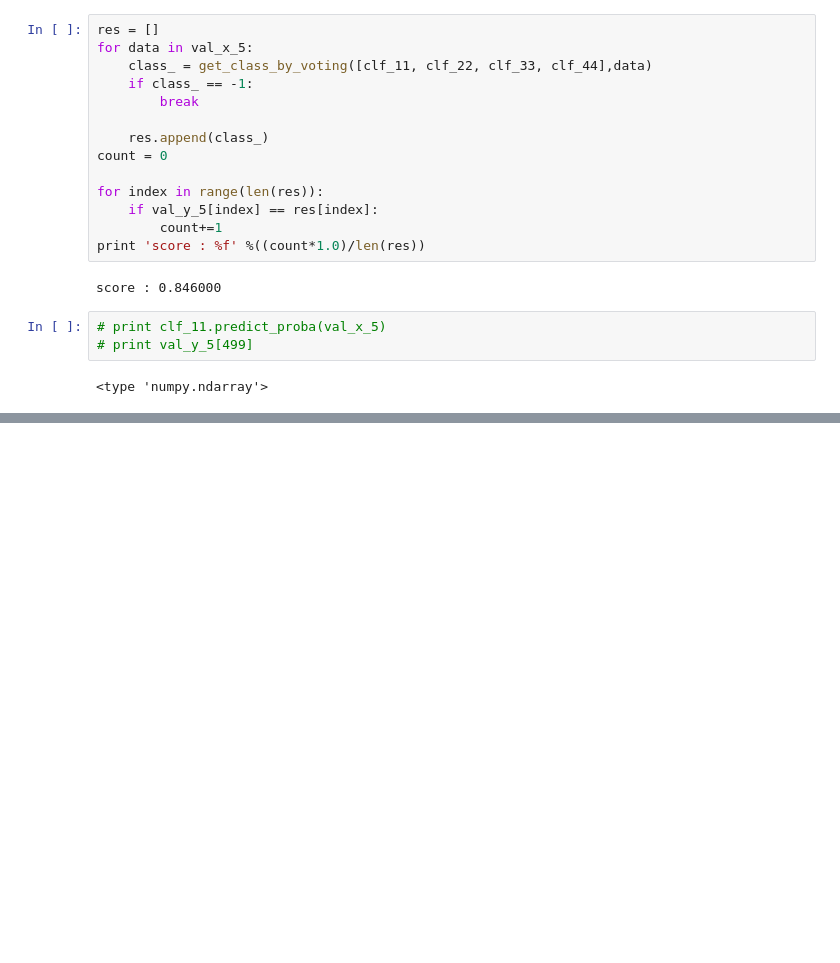
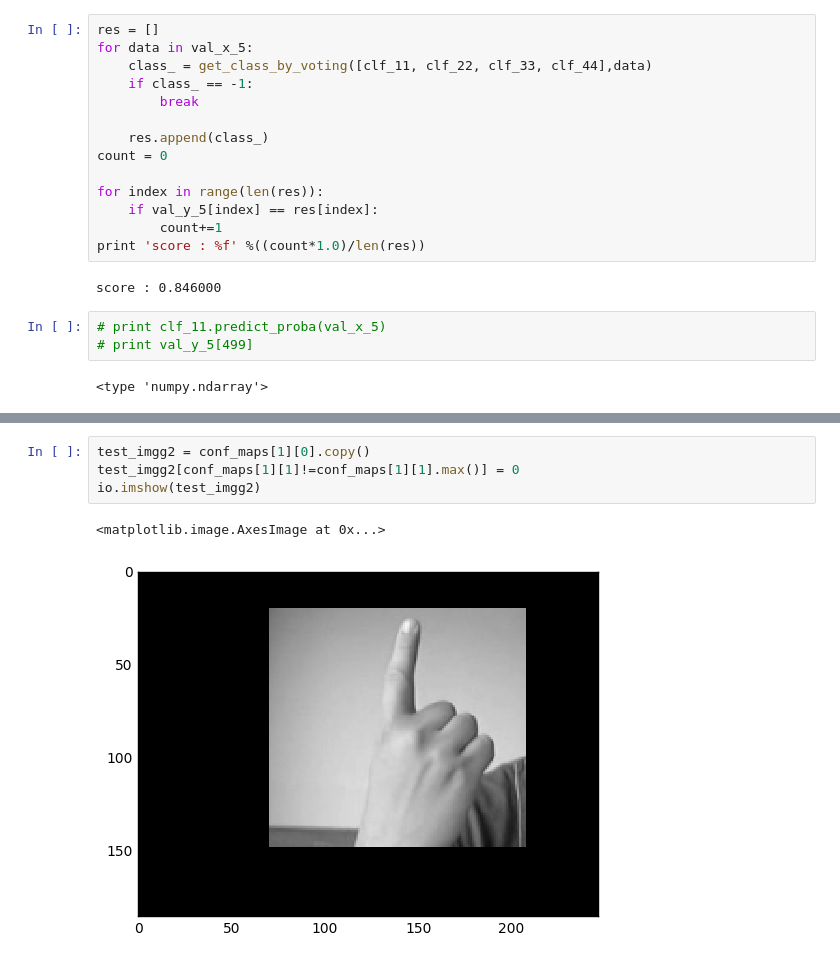
Before and after one commit to abhiravg/sign-language-detector, a Jupyter notebook: hand-non-hand-clf.ipynb, the cells around one changed output, grey strips where cells are left out. Drawn from its saved outputs; the diff is of its cells as text; blank space fills up the shorter version.

```diff
--- a/hand-non-hand-clf.ipynb
+++ b/hand-non-hand-clf.ipynb
@@ -362,0 +384,7 @@ io.imshow(test_imgg1)
+# %%
+test_imgg2 = conf_maps[1][0].copy()
+test_imgg2[conf_maps[1][1]!=conf_maps[1][1].max()] = 0
+io.imshow(test_imgg2)
+# %% [output]
+<matplotlib.image.AxesImage at 0x...>
+[figure, added]
```
Also changed, not shown: parts of 9 cells of this notebook.
